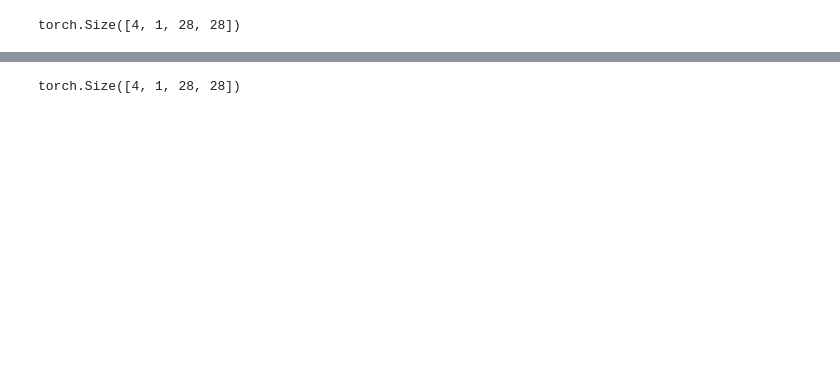
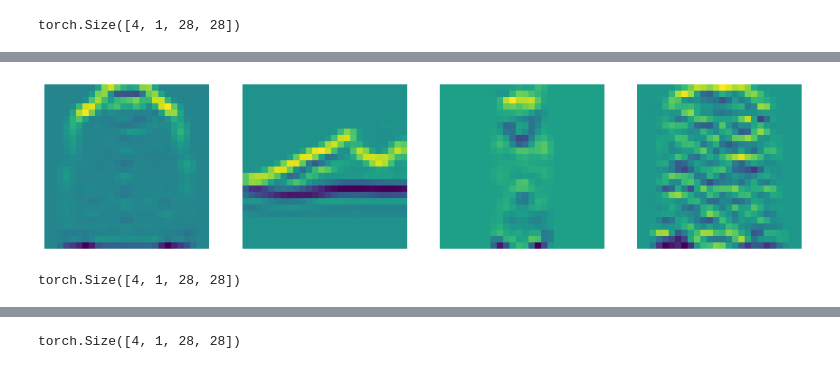
Before and after one commit to keepsimpler/putixin, a Jupyter notebook: nbs/000_hamilton.ipynb, the cells around one changed output, grey strips where cells are left out. Cells and saved outputs as stored; diff of their text form; code cells hidden in the pictures; blank space fills up the shorter version.

```diff
--- a/nbs/000_hamilton.ipynb
+++ b/nbs/000_hamilton.ipynb
@@ -99,0 +166,8 @@ for i in range(bs):
+# %%
+sobel_kernel = torch.tensor([[-1,-2,-1],
+                             [0, 0, 0],
+                             [1, 2, 1]], dtype=torch.float)
+# %%
+sobel_kernel = sobel_kernel.reshape(1,1,3,3)
+# %%
+outputs = F.conv2d(batch_images, sobel_kernel, padding=0)
@@ -99,0 +178,8 @@ for i in range(bs):
+# %%
+plt.figure(figsize=(15,15))
+for i in range(bs):
+    plt.subplot(1, bs, i+1)
+    plt.axis('off')
+    plt.imshow(outputs[i,0,:,:].detach().numpy())
+# %% [output]
+[figure, added]
@@ -99,0 +188,4 @@ for i in range(bs):
+# %%
+inputs.shape
+# %% [output]
+torch.Size([4, 1, 28, 28])
```
Also changed, not shown: parts of 22 cells of this notebook, 6 other files.
